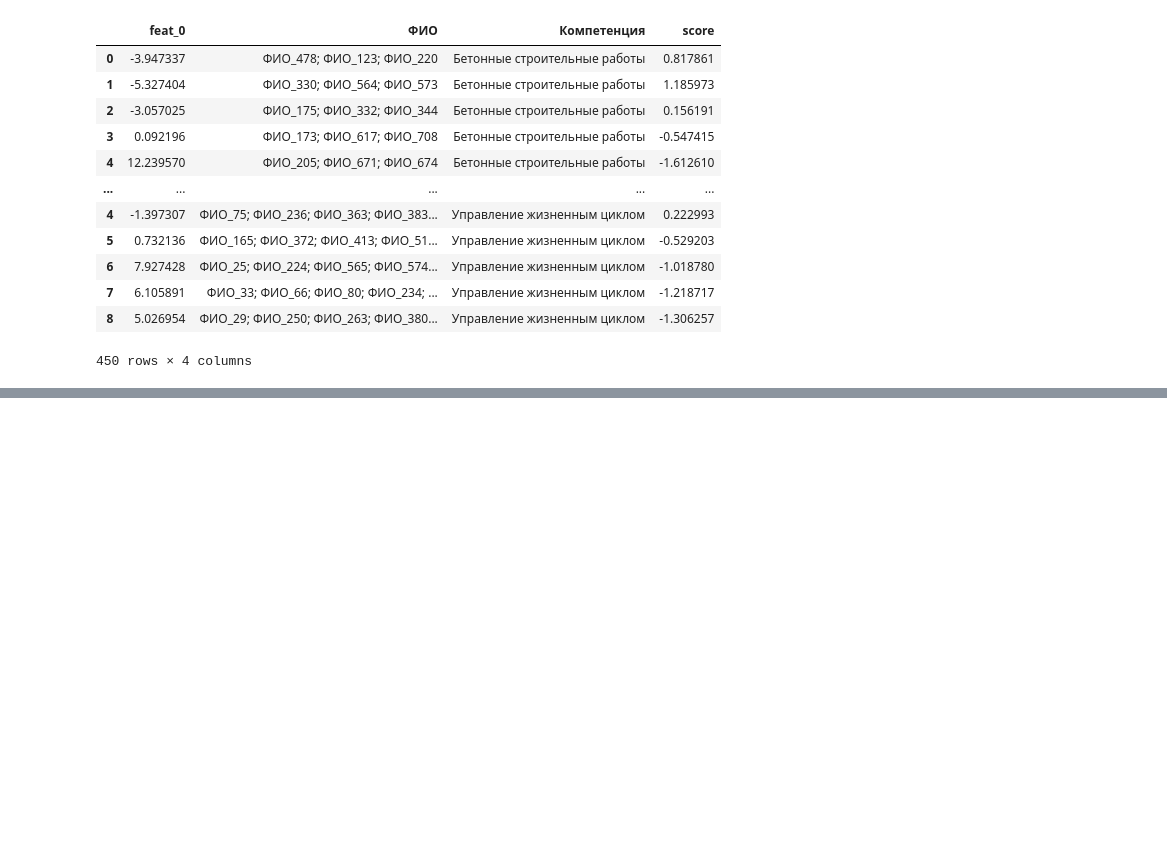
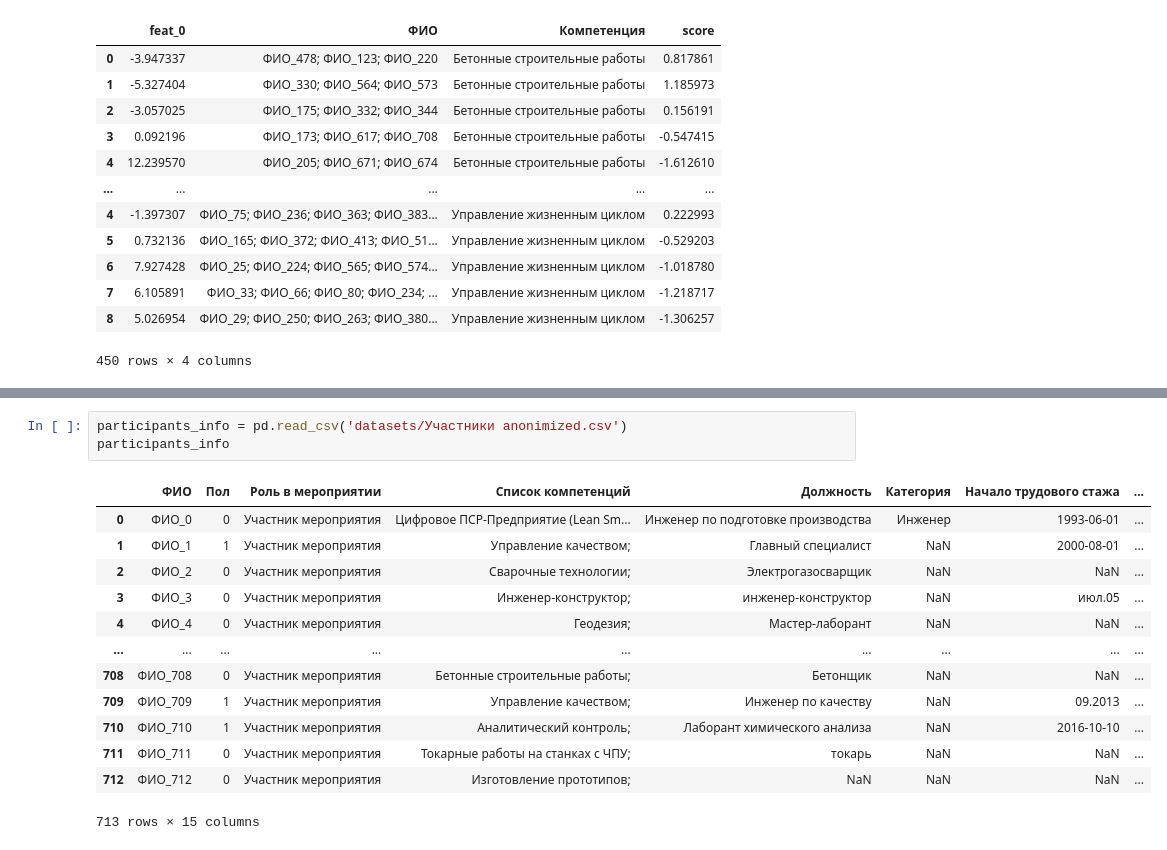
Before and after one commit to TiffanyICIS/HACKS_AI_hackathon_2023, a Jupyter notebook: solution.ipynb, the cells around one changed output, grey strips where cells are left out. Saved outputs shown, nothing was run; the diff lists cells and outputs as text; blank space fills up the shorter version.

```diff
--- a/solution.ipynb
+++ b/solution.ipynb
@@ -129,0 +169,17 @@ Name: count, dtype: int64
+# %%
+participants_info = pd.read_csv('datasets/Участники anonimized.csv')
+participants_info
+# %% [output]
+|  | ФИО | Пол | Роль в мероприятии | Список компетенций | Должность | Категория | Начало трудового стажа | ... |
+| 0 | ФИО_0 | 0 | Участник мероприятия | Цифровое ПСР-Предприятие (Lean Sm... | Инженер по подготовке производства | Инженер | 1993-06-01 | ... |
+| 1 | ФИО_1 | 1 | Участник мероприятия | Управление качеством; | Главный специалист | NaN | 2000-08-01 | ... |
+| 2 | ФИО_2 | 0 | Участник мероприятия | Сварочные технологии; | Электрогазосварщик | NaN | NaN | ... |
+| 3 | ФИО_3 | 0 | Участник мероприятия | Инженер-конструктор; | инженер-конструктор | NaN | июл.05 | ... |
+| 4 | ФИО_4 | 0 | Участник мероприятия | Геодезия; | Мастер-лаборант | NaN | NaN | ... |
+| ... | ... | ... | ... | ... | ... | ... | ... | ... |
+| 708 | ФИО_708 | 0 | Участник мероприятия | Бетонные строительные работы; | Бетонщик | NaN | NaN | ... |
+| 709 | ФИО_709 | 1 | Участник мероприятия | Управление качеством; | Инженер по качеству | NaN | 09.2013 | ... |
+| 710 | ФИО_710 | 1 | Участник мероприятия | Аналитический контроль; | Лаборант химического анализа | NaN | 2016-10-10 | ... |
+| 711 | ФИО_711 | 0 | Участник мероприятия | Токарные работы на станках с ЧПУ; | токарь | NaN | NaN | ... |
+| 712 | ФИО_712 | 0 | Участник мероприятия | Изготовление прототипов; | NaN | NaN | NaN | ... |
+713 rows × 15 columns
```
Also changed, not shown: parts of 11 cells of this notebook, 2 other files.
